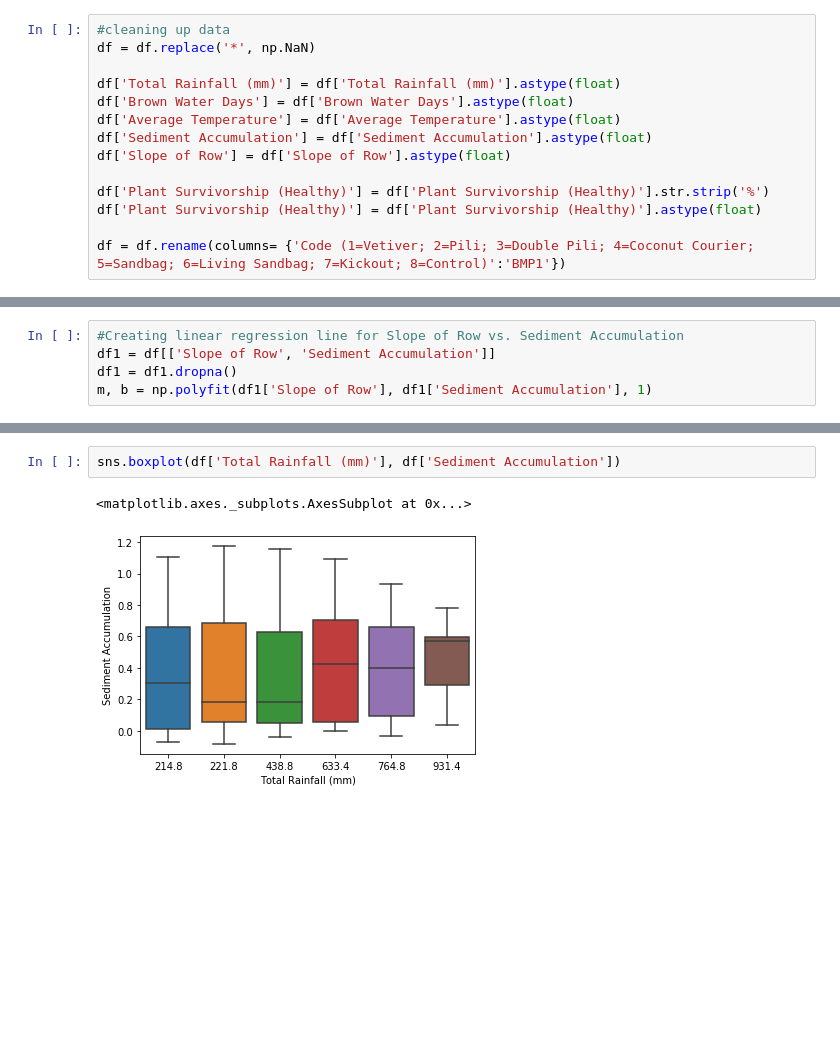
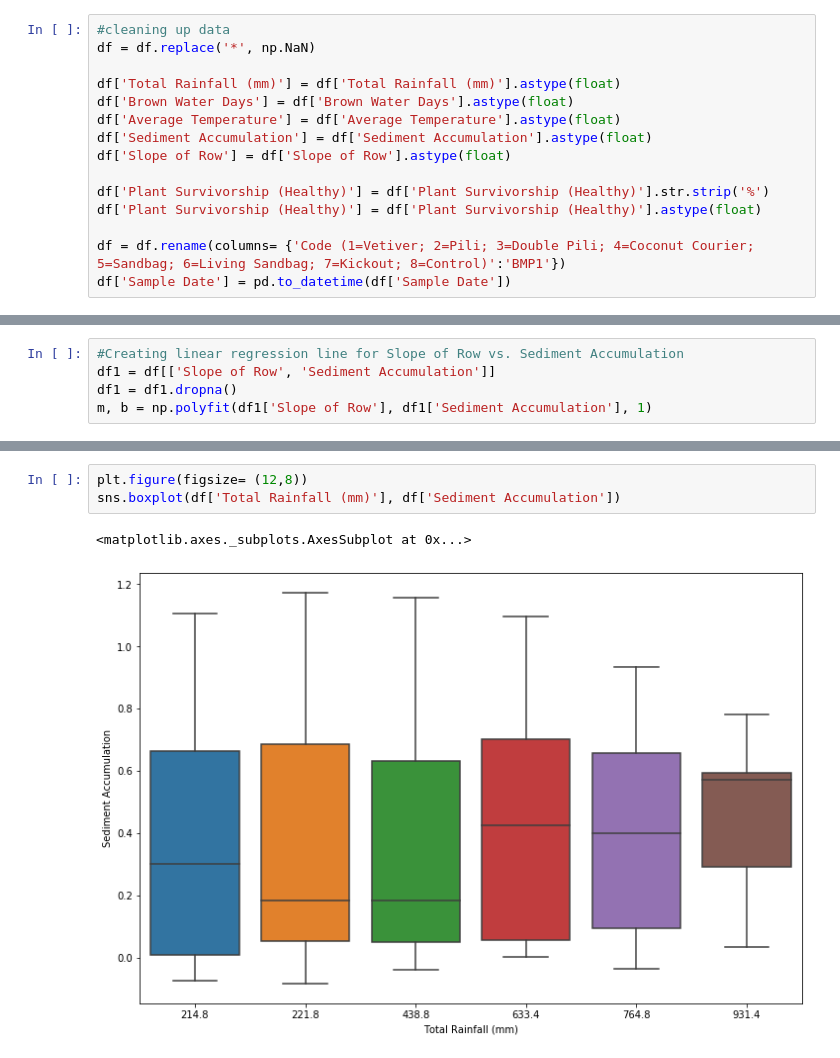
Before and after one commit to amgadellaboudy/Portfolio, a Jupyter notebook: CORAL Data Analysis.ipynb, the cells around one changed output, grey strips where cells are left out. Drawn from its saved outputs; the diff is of its cells as text; blank space fills up the shorter version.

```diff
--- a/CORAL Data Analysis.ipynb
+++ b/CORAL Data Analysis.ipynb
@@ -18,6 +19,7 @@ df['Plant Survivorship (Healthy)'] = df['Plant Survivorship (Healthy)'].str.stri
 df['Plant Survivorship (Healthy)'] = df['Plant Survivorship (Healthy)'].astype(float)
 
 df = df.rename(columns= {'Code (1=Vetiver; 2=Pili; 3=Double Pili; 4=Coconut Courier; 5=Sandbag; 6=Living Sandbag; 7=Kickout; 8=Control)':'BMP1'})
+df['Sample Date'] = pd.to_datetime(df['Sample Date'])
 # %%
 df.head()
 # %% [output]
@@ -62,6 +67,7 @@ sns.boxplot(df['Average Temperature'], df['Sediment Accumulation'])
 # %%
+plt.figure(figsize= (12,8))
 sns.boxplot(df['Total Rainfall (mm)'], df['Sediment Accumulation'])
 # %% [output]
 <matplotlib.axes._subplots.AxesSubplot at 0x...>
-[figure, old version]
+[figure, new version]
 # %%
```
Also changed, not shown: parts of 7 cells of this notebook.
